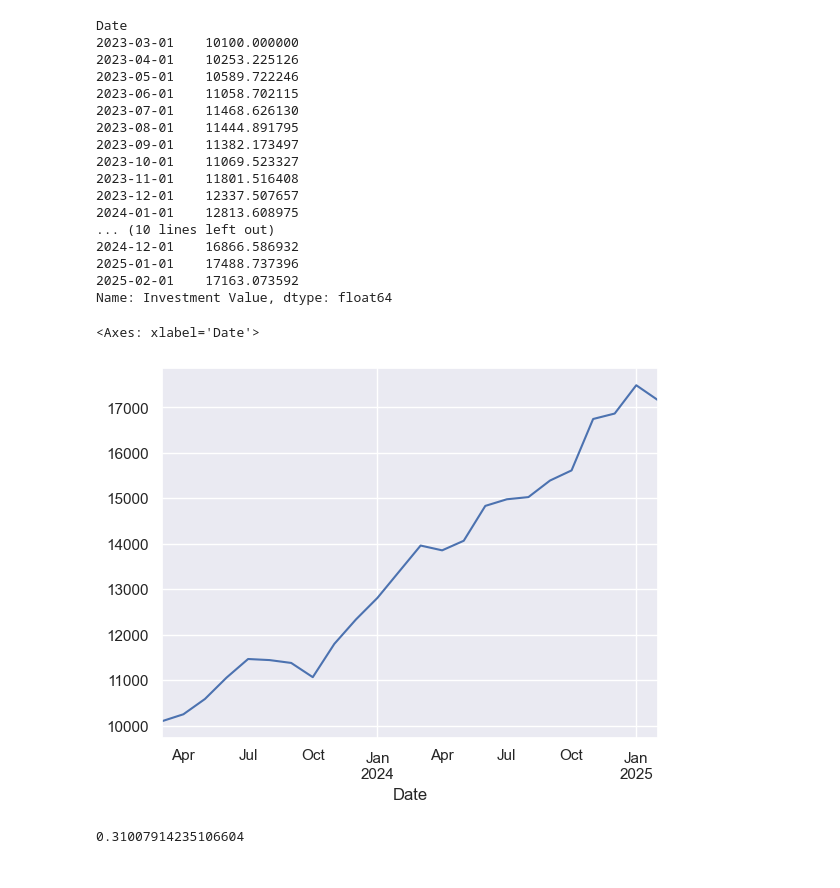
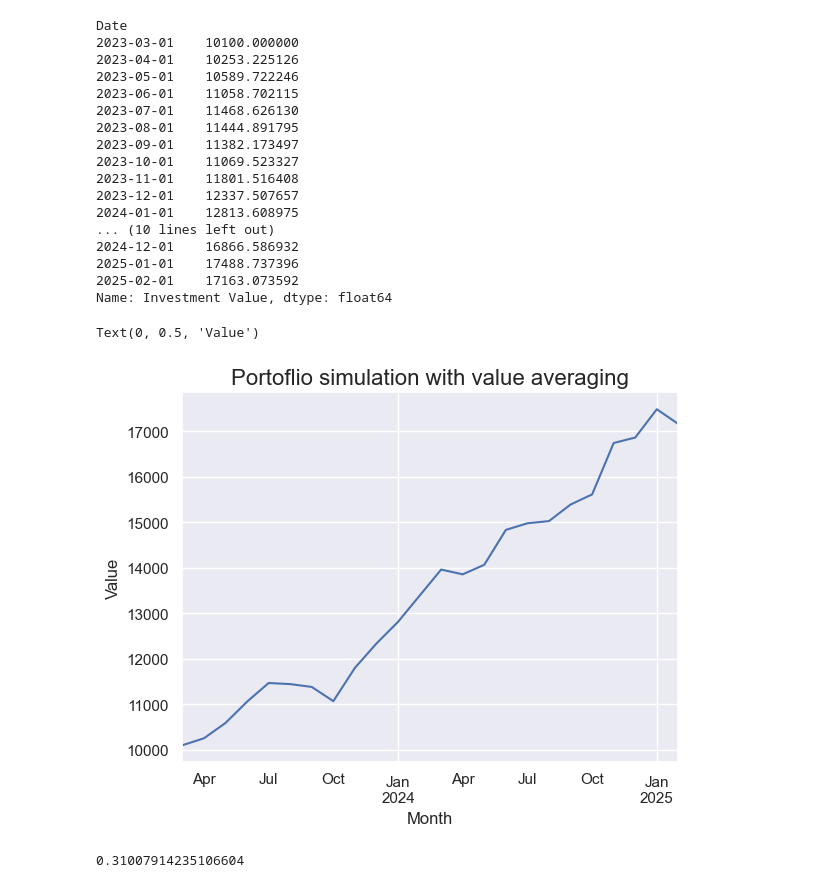
Before and after one commit to ChristianChimi/Financial-Analytics, a Jupyter notebook: Stock-Market-Analytics/Stock_market_Analytics.ipynb, the cells around one changed output. Cells and saved outputs as stored; diff of their text form; code cells hidden in the pictures.

```diff
--- a/Stock-Market-Analytics/Stock_market_Analytics.ipynb
+++ b/Stock-Market-Analytics/Stock_market_Analytics.ipynb
@@ -554,11 +559,14 @@ Date
 2025-01-01    17488.737396
 2025-02-01    17163.073592
 Name: Investment Value, dtype: float64
-# %%
-df_VWCE_ordered['Investment Value'].plot(kind='line')
-# %% [output]
-<Axes: xlabel='Date'>
-[figure, removed]
+# %%
+df_VWCE_ordered['Investment Value'].plot(kind='line')
+plt.title("Portoflio simulation with value averaging", fontsize=16)
+plt.xlabel("Month", fontsize=12)
+plt.ylabel("Value", fontsize=12)
+# %% [output]
+Text(0, 0.5, 'Value')
+[figure, added]
 # %%
 #Now some statistics! Sharpe ratio, ROI and CAGR
 
```
Also changed, not shown: parts of 10 cells of this notebook.
